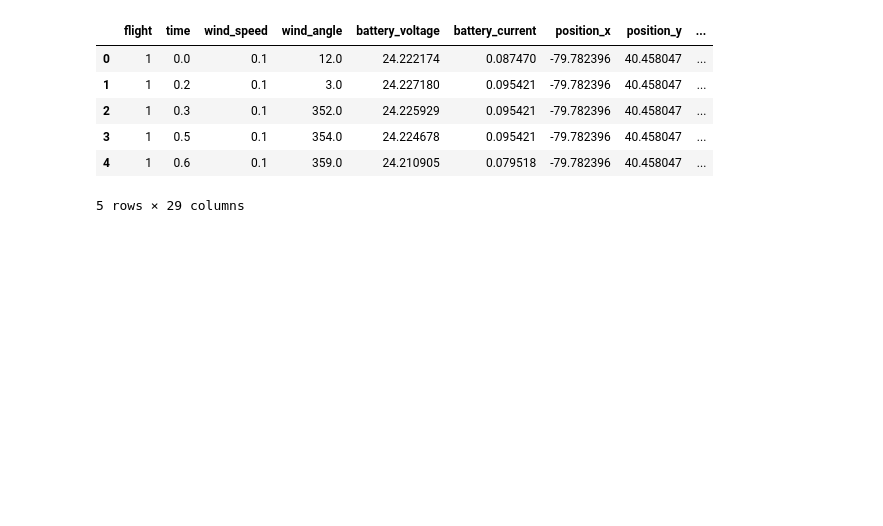
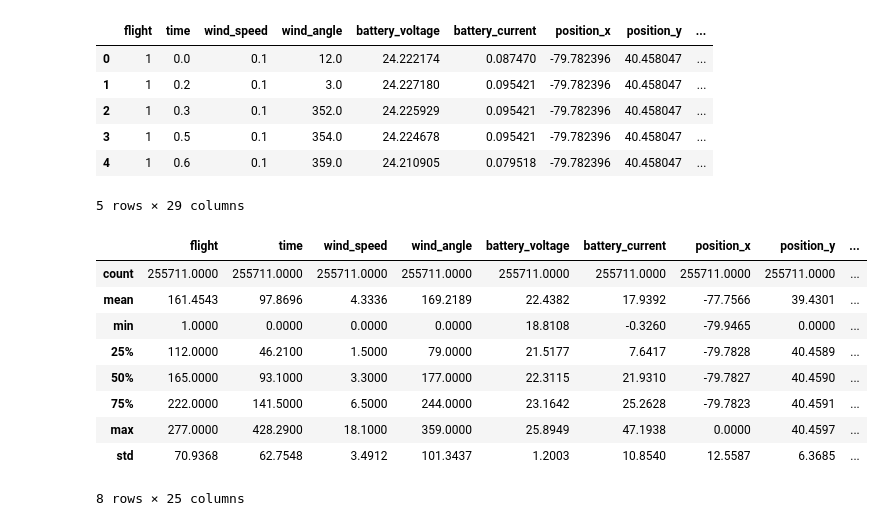
Before and after one commit to caliskate/delivery-drone-flight-predictions, a Jupyter notebook: flight_predictions.ipynb, the cells around one changed output. Saved outputs shown, nothing was run; the diff lists cells and outputs as text; code cells hidden in the pictures; blank space fills up the shorter version.

```diff
--- a/flight_predictions.ipynb
+++ b/flight_predictions.ipynb
@@ -66,3 +109,20 @@ drone_df_edited.head()
 | 3 | 1 | 0.5 | 0.1 | 354.0 | 24.224678 | 0.095421 | -79.782396 | 40.458047 | ... |
 | 4 | 1 | 0.6 | 0.1 | 359.0 | 24.210905 | 0.079518 | -79.782396 | 40.458047 | ... |
 5 rows × 29 columns
+# %%
+desc = drone_df_edited.describe()
+
+# Force the printout not to use scientific notation
+desc[desc.columns[:-1]] = desc[desc.columns[:-1]].apply(lambda x: x.apply("{0:.4f}".format))
+desc
+# %% [output]
+|  | flight | time | wind_speed | wind_angle | battery_voltage | battery_current | position_x | position_y | ... |
+| count | 255711.0000 | 255711.0000 | 255711.0000 | 255711.0000 | 255711.0000 | 255711.0000 | 255711.0000 | 255711.0000 | ... |
+| mean | 161.4543 | 97.8696 | 4.3336 | 169.2189 | 22.4382 | 17.9392 | -77.7566 | 39.4301 | ... |
+| min | 1.0000 | 0.0000 | 0.0000 | 0.0000 | 18.8108 | -0.3260 | -79.9465 | 0.0000 | ... |
+| 25% | 112.0000 | 46.2100 | 1.5000 | 79.0000 | 21.5177 | 7.6417 | -79.7828 | 40.4589 | ... |
+| 50% | 165.0000 | 93.1000 | 3.3000 | 177.0000 | 22.3115 | 21.9310 | -79.7827 | 40.4590 | ... |
+| 75% | 222.0000 | 141.5000 | 6.5000 | 244.0000 | 23.1642 | 25.2628 | -79.7823 | 40.4591 | ... |
+| max | 277.0000 | 428.2900 | 18.1000 | 359.0000 | 25.8949 | 47.1938 | 0.0000 | 40.4597 | ... |
+| std | 70.9368 | 62.7548 | 3.4912 | 101.3437 | 1.2003 | 10.8540 | 12.5587 | 6.3685 | ... |
+8 rows × 25 columns
```
Also changed, not shown: parts of 18 cells of this notebook.
